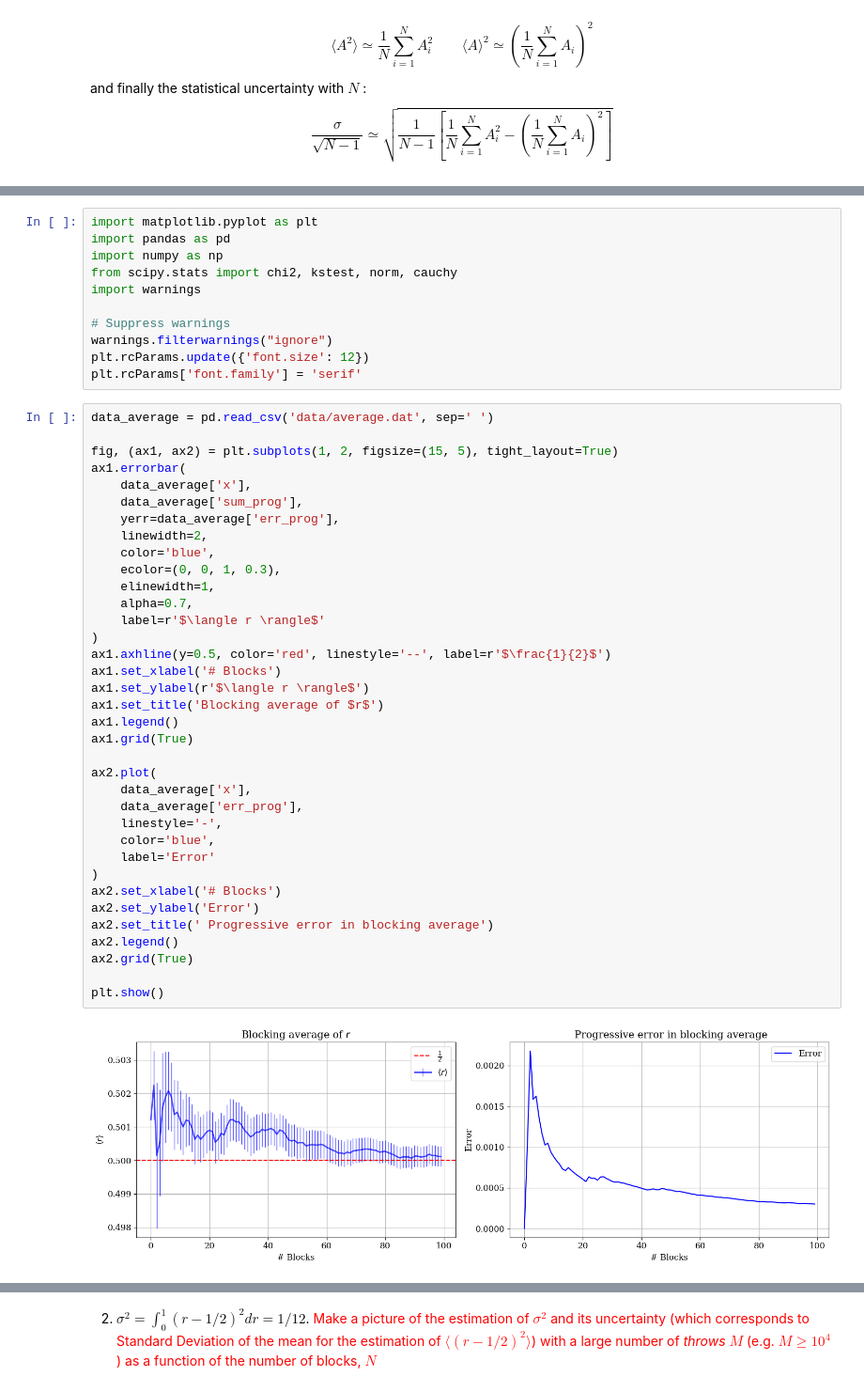
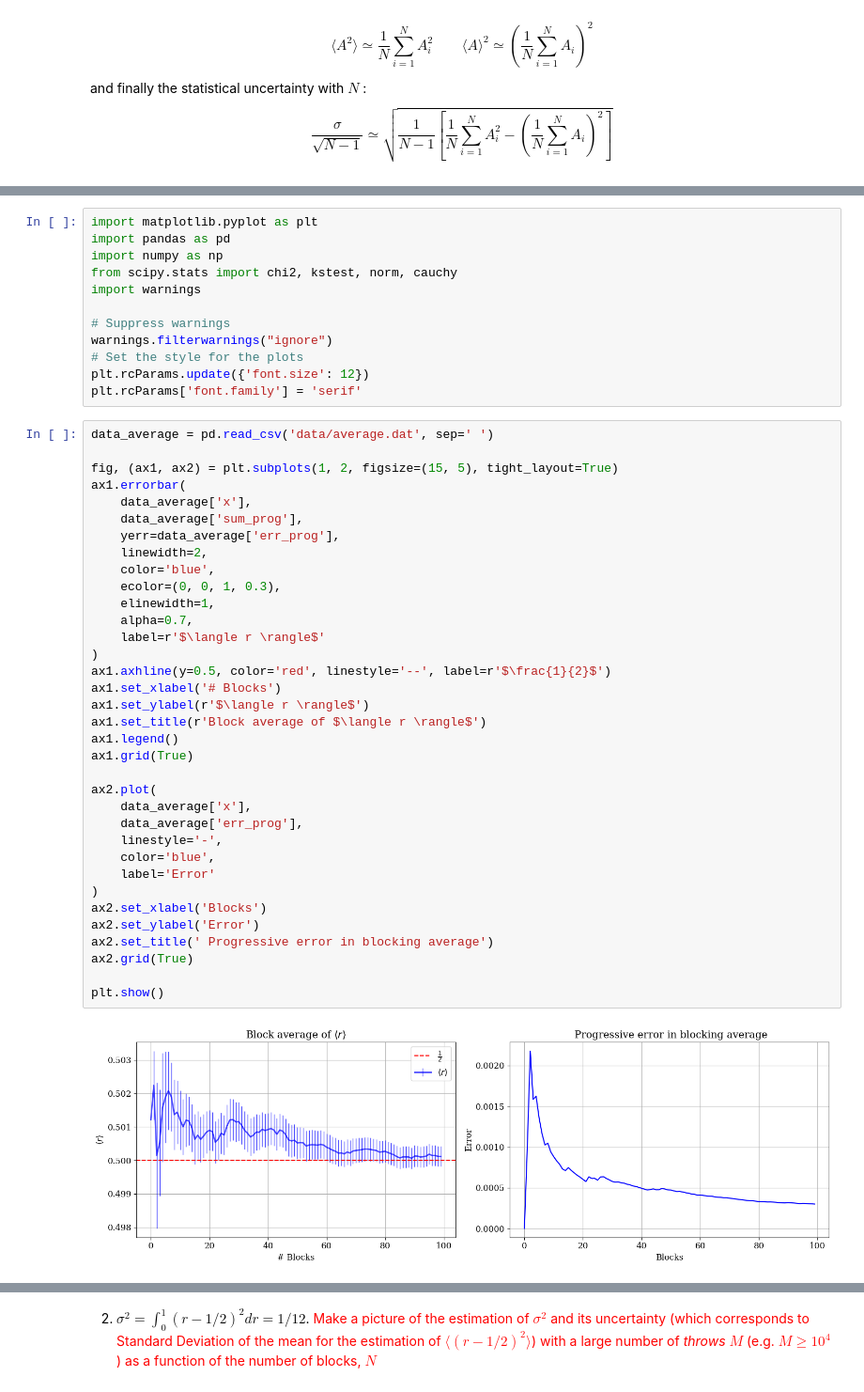
Before and after one commit to lorenzoesposito2/NSL, a Jupyter notebook: Exercises_01/Exercise_01.ipynb, the cells around one changed output, grey strips where cells are left out. Shown at 94% size. Saved outputs shown, nothing was run; the diff lists cells and outputs as text.

```diff
--- a/Exercises_01/Exercise_01.ipynb
+++ b/Exercises_01/Exercise_01.ipynb
@@ -58,6 +58,7 @@ import warnings
 
 # Suppress warnings
 warnings.filterwarnings("ignore")
+# Set the style for the plots
 plt.rcParams.update({'font.size': 12})
 plt.rcParams['font.family'] = 'serif'
 # %%
@@ -67,35 +68,34 @@ fig, (ax1, ax2) = plt.subplots(1, 2, figsize=(15, 5), tight_layout=True)
 ax1.errorbar(
     data_average['x'],
     data_average['sum_prog'],
     yerr=data_average['err_prog'],
     linewidth=2,
     color='blue',
     ecolor=(0, 0, 1, 0.3),
     elinewidth=1,
     alpha=0.7,
     label=r'$\langle r \rangle$'
 )
 ax1.axhline(y=0.5, color='red', linestyle='--', label=r'$\frac{1}{2}$')
 ax1.set_xlabel('# Blocks')
 ax1.set_ylabel(r'$\langle r \rangle$')
-ax1.set_title('Blocking average of $r$')
+ax1.set_title(r'Block average of $\langle r \rangle$')
 ax1.legend()
 ax1.grid(True)
 
 ax2.plot(
     data_average['x'],
     data_average['err_prog'],
     linestyle='-',
     color='blue',
     label='Error'
 )
-ax2.set_xlabel('# Blocks')
+ax2.set_xlabel('Blocks')
 ax2.set_ylabel('Error')
 ax2.set_title(' Progressive error in blocking average')
-ax2.legend()
 ax2.grid(True)
 
 plt.show()
 # %% [output]
-[figure, old version]
+[figure, new version]
 # %% [markdown]
```
Also changed, not shown: parts of 7 cells of this notebook, 1 other file.
